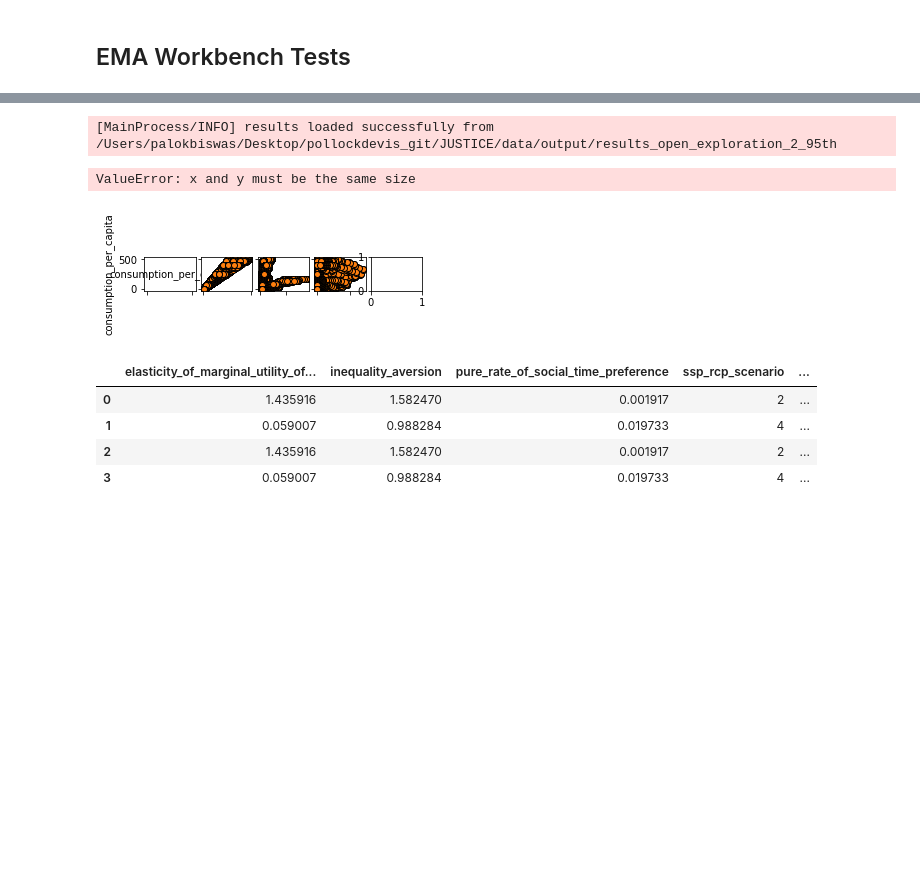
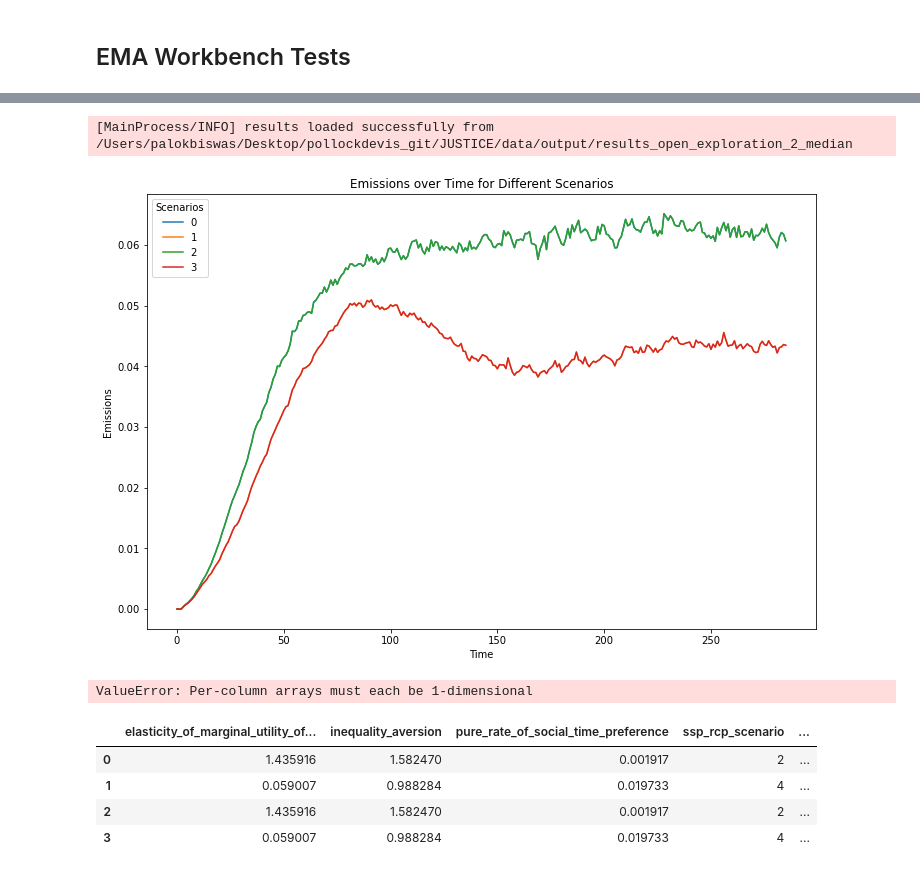
Before and after one commit to pollockDeVis/JUSTICE, a Jupyter notebook: JUSTICE_example_run.ipynb, the cells around one changed output, grey strips where cells are left out. Saved outputs shown, nothing was run; the diff lists cells and outputs as text; code cells hidden in the pictures; blank space fills up the shorter version.

```diff
--- a/JUSTICE_example_run.ipynb
+++ b/JUSTICE_example_run.ipynb
@@ -290,10 +288,48 @@ from ema_workbench.analysis.pairs_plotting import pairs_lines, pairs_scatter, pa
 ema_logging.log_to_stderr(level=ema_logging.DEFAULT_LEVEL)
 
 # load the data
-fh = "./data/output/results_open_exploration_2_95th"
+fh = "./data/output/results_open_exploration_2_median"
 experiments, outcomes = load_results(fh)
 # %% [output]
-[MainProcess/INFO] results loaded successfully from /Users/palokbiswas/Desktop/pollockdevis_git/JUSTICE/data/output/results_open_exploration_2_95th
+[MainProcess/INFO] results loaded successfully from /Users/palokbiswas/Desktop/pollockdevis_git/JUSTICE/data/output/results_open_exploration_2_median
+# %%
+import pandas as pd
+import seaborn as sns
+import matplotlib.pyplot as plt
+
+# Select a region
+region_index = 0
+
+# Extract and reshape the emissions for the selected region
+emissions_data = outcomes['economic_damage'][:, region_index, :]
+
+# Prepare for DataFrame creation
+# We will have scenarios as rows, timesteps as columns and emissions as values
+scenarios = emissions_data.shape[0]
+timesteps = emissions_data.shape[1]
+emissions_values = emissions_data.flatten()
+scenario_values = [i for i in range(scenarios) for _ in range(timesteps)]
+timestep_values = list(range(timesteps)) * scenarios
+
+# Create DataFrame
+df = pd.DataFrame({
+    'scenario': scenario_values,
+    'time': timestep_values,
+    'emission': emissions_values
+})
+
+# Plot
+fig, ax = plt.subplots(figsize=(12, 8))
+sns.lineplot(data=df, x='time', y='emission', hue='scenario', palette='tab10', ax=ax)
+
+# Tune the plot
+ax.set_title('Emissions over Time for Different Scenarios')
+ax.set_xlabel('Time')
+ax.set_ylabel('Emissions')
+plt.legend(title='Scenarios')
+plt.show()
+# %% [output]
+[figure, added]
 # %%
 # pairs_scatter(experiments, tr, filter_scalar=False)
 # pairs_lines(experiments, outcomes)
@@ -306,14 +342,25 @@ experiments, outcomes = load_results(fh)
 
 # plot_pathways(outcomes, outcome_names)
 
-from ema_workbench.analysis import pairs_plotting
+# from ema_workbench.analysis import pairs_plotting
 
-fig, axes = pairs_plotting.pairs_scatter(experiments, outcomes, group_by="policy", legend=False) #
-fig.set_size_inches(18, 18)
+# fig, axes = pairs_plotting.pairs_scatter(experiments, outcomes, group_by="policy", legend=False) #
+# fig.set_size_inches(18, 18)
+# plt.show()
+
+import seaborn as sns
+import matplotlib.pyplot as plt
+import numpy as np
+import pandas as pd
+import scipy as sp
+
+
+
+sns.pairplot(pd.DataFrame.from_dict(outcomes))
+
 plt.show()
 # %% [output]
-ValueError: x and y must be the same size
+ValueError: Per-column arrays must each be 1-dimensional
-[figure, removed]
 # %%
 import pandas as pd
 experiments_df = pd.DataFrame(experiments)
```
Also changed, not shown: parts of 5 cells of this notebook, 4 other files.
